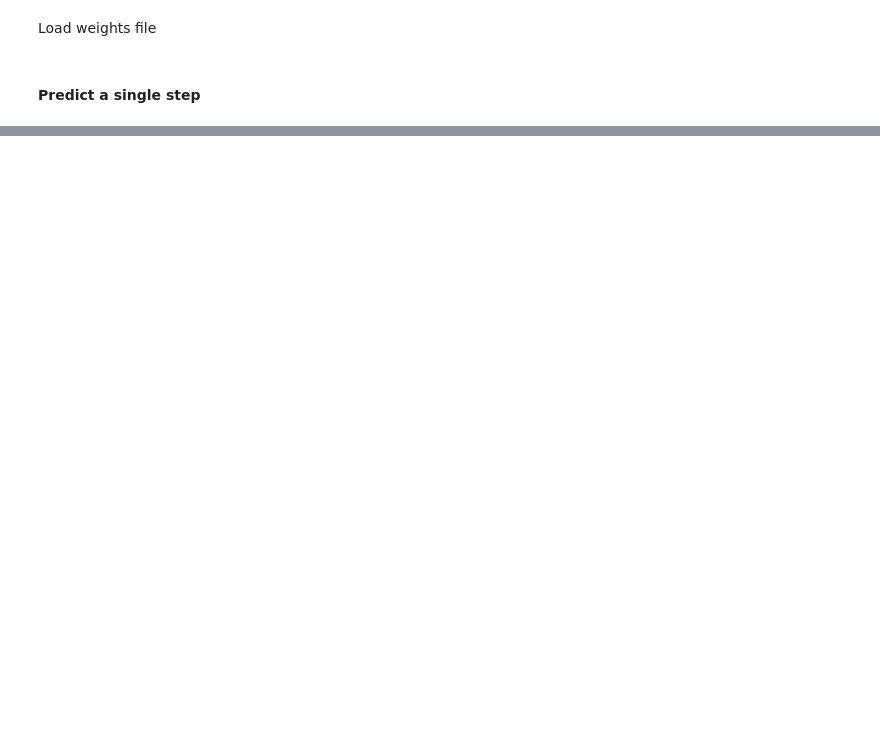
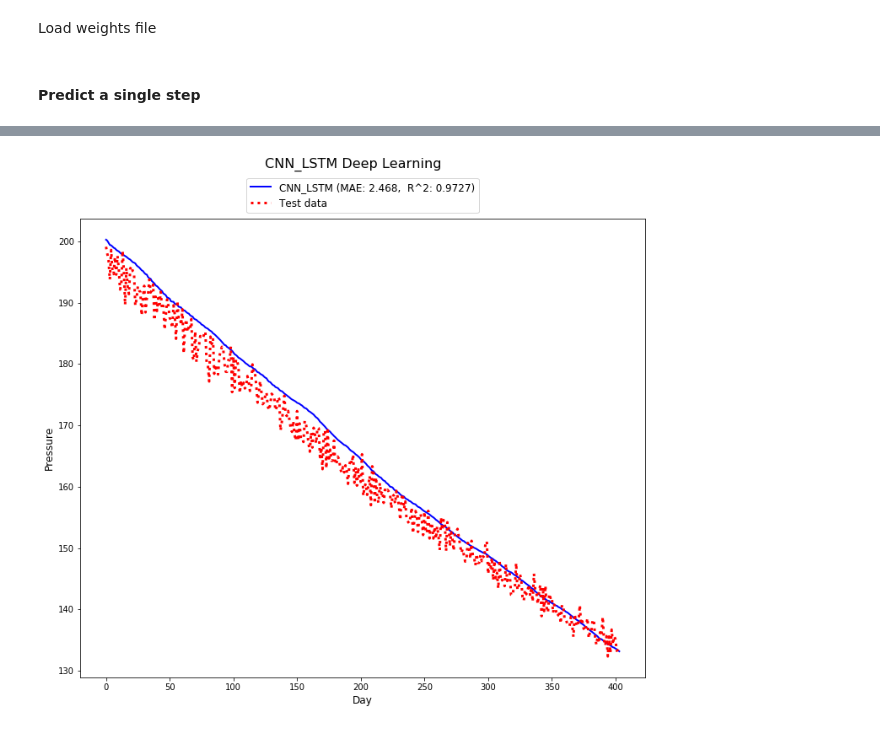
Before and after one commit to d8veone/Shale_well_Machine_Learning, a Jupyter notebook: CNN/Well_TF_T_Series_CNN_v1.ipynb, the cells around one changed output, grey strips where cells are left out. Saved outputs shown, nothing was run; the diff lists cells and outputs as text; code cells hidden in the pictures; blank space fills up the shorter version.

```diff
--- a/CNN/Well_TF_T_Series_CNN_v1.ipynb
+++ b/CNN/Well_TF_T_Series_CNN_v1.ipynb
@@ -418,0 +499,17 @@ CNN_comp_plot("CNN",
+# %%
+
+wights_file = 'CNNLSTMv1bestmodel.h5'
+CNNLSTM_model.load_weights(wights_file) # load it
+CNNLSTM_model.compile(optimizer=tf.keras.optimizers.Adam(0.001), loss='mae', metrics=['mean_absolute_error'])
+# %%
+predictions2=CNNLSTM_model.predict(x_test_single)
+predictions2=predictions2*data_std[12]+data_mean[12]
+# %%
+CNN_comp_plot("CNN_LSTM",
+             y_test_single,
+             predictions2,
+             "Day",
+             "Pressure",
+             "CNN_LSTM Deep Learning")
+# %% [output]
+[figure, added]
```
Also changed, not shown: parts of 13 cells of this notebook, 4 other files.
